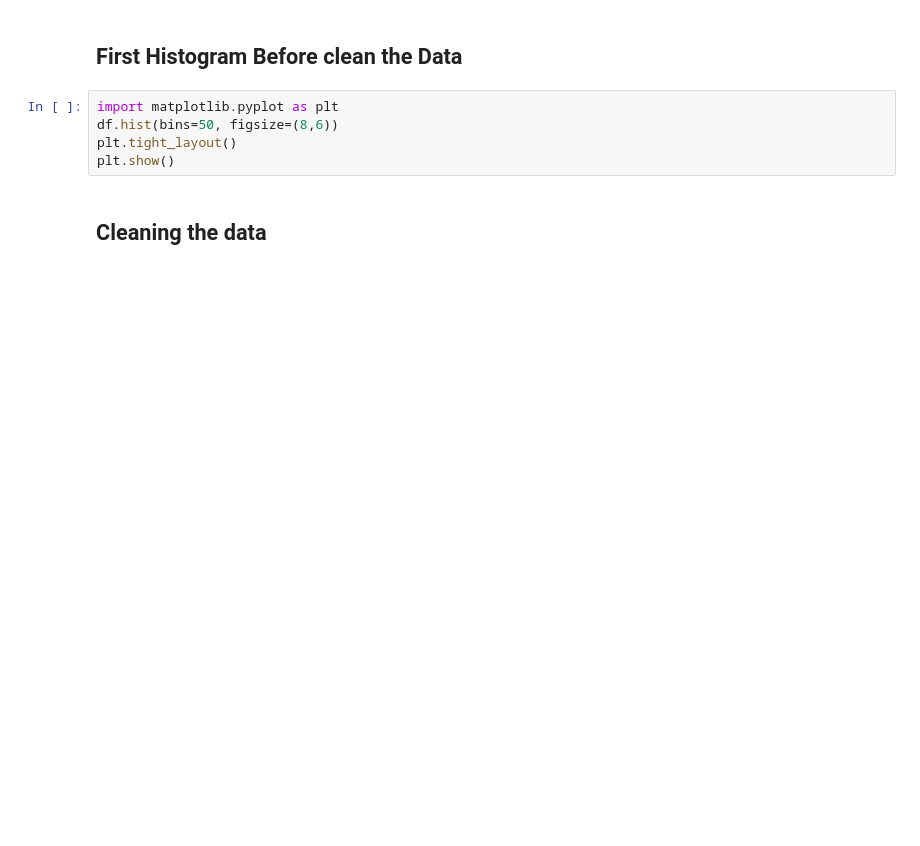
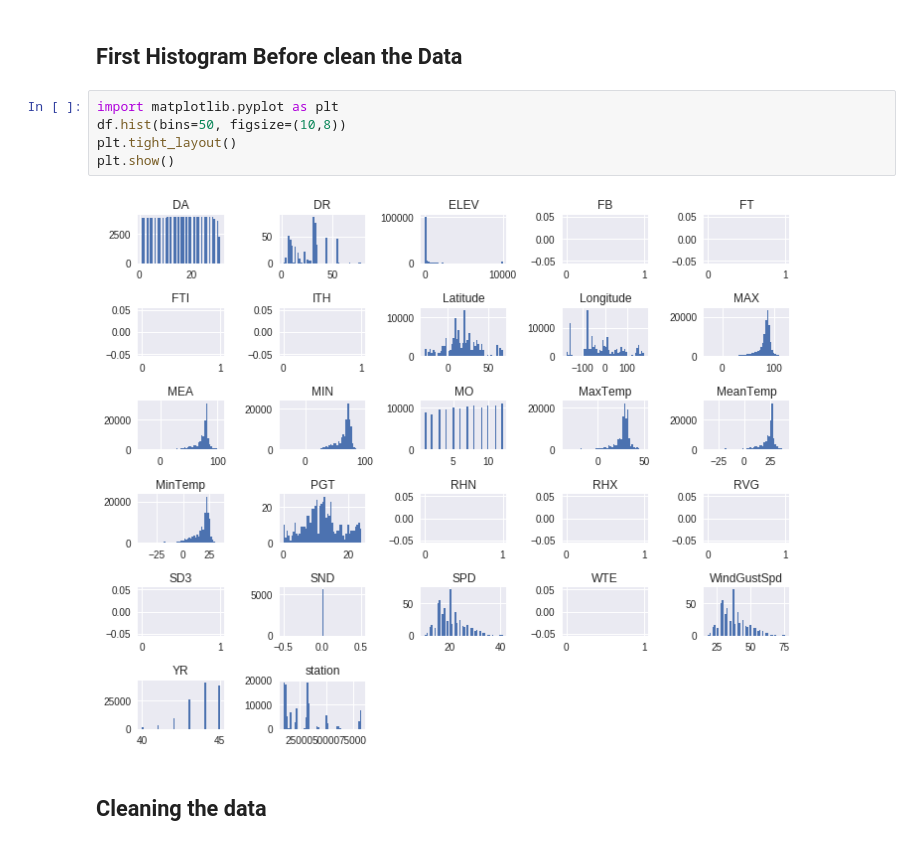
Before and after one commit to terrematte/MachineLearning, a Jupyter notebook: kaggle/weatherww2/Linear regression - Predicting maxTemperature.ipynb, the cells around one changed output. Cells and saved outputs as stored; diff of their text form; blank space fills up the shorter version.

```diff
--- a/kaggle/weatherww2/Linear regression - Predicting maxTemperature.ipynb
+++ b/kaggle/weatherww2/Linear regression - Predicting maxTemperature.ipynb
@@ -76,8 +194,10 @@ df.country.unique().size
 ## First Histogram Before clean the Data
 # %%
 import matplotlib.pyplot as plt
-df.hist(bins=50, figsize=(8,6))
+df.hist(bins=50, figsize=(10,8))
 plt.tight_layout()
 plt.show()
+# %% [output]
+[figure, added]
 # %% [markdown]
 ## Cleaning the data
```
Also changed, not shown: parts of 59 cells of this notebook, 1 other file.
